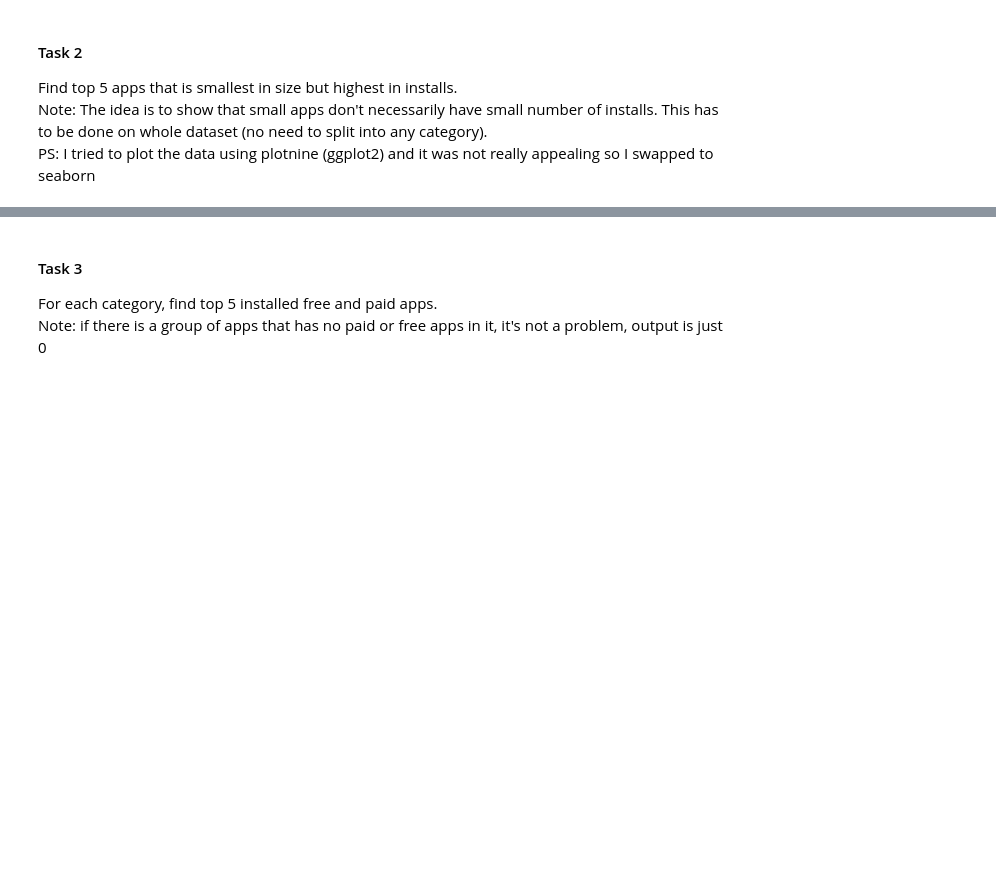
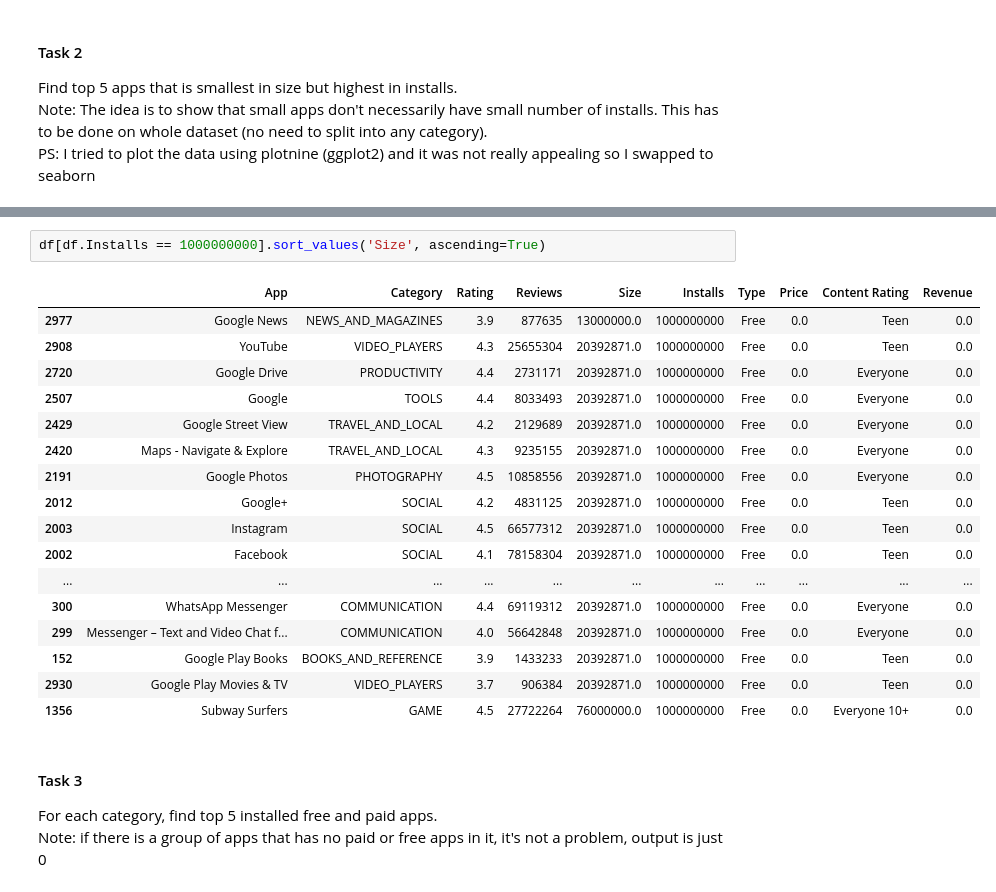
Before and after one commit to bahaozsahin/Develhope_Project-2_team-3, a Jupyter notebook: week3/week3_Baha.ipynb, the cells around one changed output, grey strips where cells are left out. Drawn from its saved outputs; the diff is of its cells as text; blank space fills up the shorter version.

```diff
--- a/week3/week3_Baha.ipynb
+++ b/week3/week3_Baha.ipynb
@@ -208,3 +203,23 @@ _ = ax
+# %%
+df[df.Installs == 1000000000].sort_values('Size', ascending=True)
+# %% [output]
+|  | App | Category | Rating | Reviews | Size | Installs | Type | Price | Content Rating | Revenue |
+| 2977 | Google News | NEWS_AND_MAGAZINES | 3.9 | 877635 | 13000000.0 | 1000000000 | Free | 0.0 | Teen | 0.0 |
+| 2908 | YouTube | VIDEO_PLAYERS | 4.3 | 25655304 | 20392871.0 | 1000000000 | Free | 0.0 | Teen | 0.0 |
+| 2720 | Google Drive | PRODUCTIVITY | 4.4 | 2731171 | 20392871.0 | 1000000000 | Free | 0.0 | Everyone | 0.0 |
+| 2507 | Google | TOOLS | 4.4 | 8033493 | 20392871.0 | 1000000000 | Free | 0.0 | Everyone | 0.0 |
+| 2429 | Google Street View | TRAVEL_AND_LOCAL | 4.2 | 2129689 | 20392871.0 | 1000000000 | Free | 0.0 | Everyone | 0.0 |
+| 2420 | Maps - Navigate & Explore | TRAVEL_AND_LOCAL | 4.3 | 9235155 | 20392871.0 | 1000000000 | Free | 0.0 | Everyone | 0.0 |
+| 2191 | Google Photos | PHOTOGRAPHY | 4.5 | 10858556 | 20392871.0 | 1000000000 | Free | 0.0 | Everyone | 0.0 |
+| 2012 | Google+ | SOCIAL | 4.2 | 4831125 | 20392871.0 | 1000000000 | Free | 0.0 | Teen | 0.0 |
+| 2003 | Instagram | SOCIAL | 4.5 | 66577312 | 20392871.0 | 1000000000 | Free | 0.0 | Teen | 0.0 |
+| 2002 | Facebook | SOCIAL | 4.1 | 78158304 | 20392871.0 | 1000000000 | Free | 0.0 | Teen | 0.0 |
+| ... | ... | ... | ... | ... | ... | ... | ... | ... | ... | ... |
+| 300 | WhatsApp Messenger | COMMUNICATION | 4.4 | 69119312 | 20392871.0 | 1000000000 | Free | 0.0 | Everyone | 0.0 |
+| 299 | Messenger – Text and Video Chat f... | COMMUNICATION | 4.0 | 56642848 | 20392871.0 | 1000000000 | Free | 0.0 | Everyone | 0.0 |
+| 152 | Google Play Books | BOOKS_AND_REFERENCE | 3.9 | 1433233 | 20392871.0 | 1000000000 | Free | 0.0 | Teen | 0.0 |
+| 2930 | Google Play Movies & TV | VIDEO_PLAYERS | 3.7 | 906384 | 20392871.0 | 1000000000 | Free | 0.0 | Teen | 0.0 |
+| 1356 | Subway Surfers | GAME | 4.5 | 27722264 | 76000000.0 | 1000000000 | Free | 0.0 | Everyone 10+ | 0.0 |
 # %% [markdown]
 #### Task 3
 For each category, find top 5 installed free and paid apps. <br>
```
Also changed, not shown: parts of 8 cells of this notebook.
